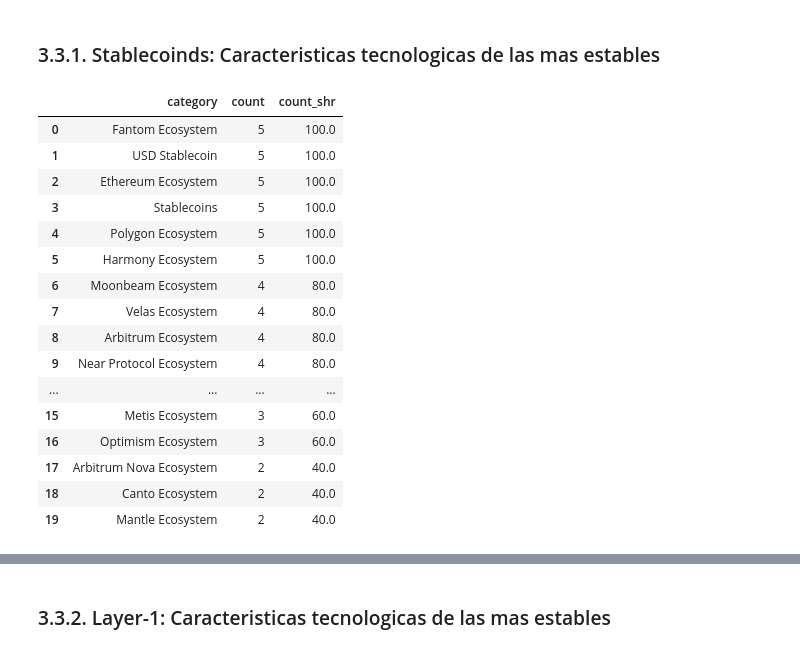
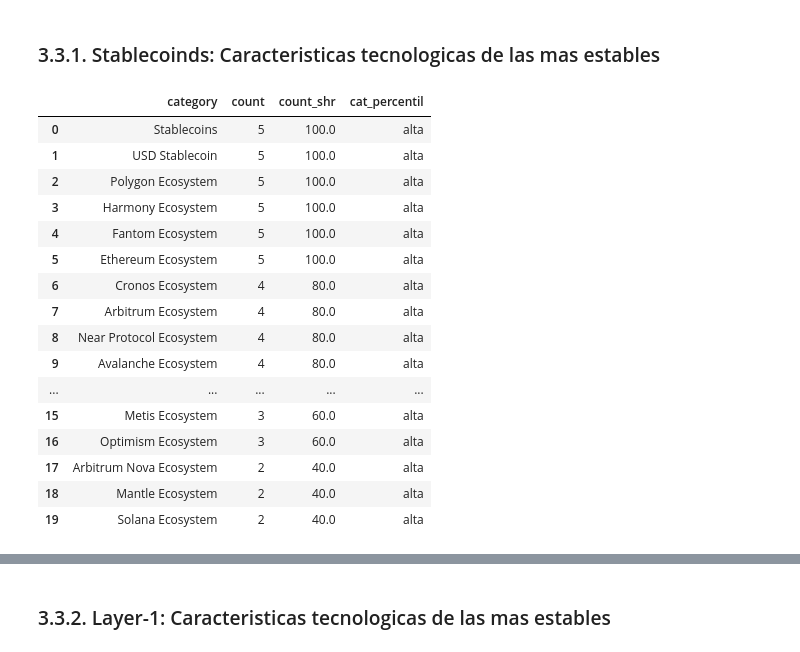
Before and after one commit to mmvvff/henry_pi_anltcs, a Jupyter notebook: data_process/03_eda_v2.ipynb, the cells around one changed output, grey strips where cells are left out. Saved outputs shown, nothing was run; the diff lists cells and outputs as text; code cells hidden in the pictures.

```diff
--- a/data_process/03_eda_v2.ipynb
+++ b/data_process/03_eda_v2.ipynb
@@ -299,16 +370,16 @@ boxplot_constant.show()
 def rescalar(x):
     return (x - np.min(x)) / (np.max(x) - np.min(x))
 
-data_market_vltltyindex = data_market_prcvoltlty_crrnt.loc[:,
+data_vltlty_rank = data_market_prcvoltlty_crrnt.loc[:,
     ['category_id','coin_id','year','vltlty_rank']
 ].copy()
-data_market_vltltyindex_res=data_market_vltltyindex.groupby(
+data_vltlty_rank_res=data_vltlty_rank.groupby(
     ['category_id','year'])['vltlty_rank'].apply(rescalar)
-data_market_vltltyindex_res=data_market_vltltyindex_res.reset_index(
+data_vltlty_rank_res=data_vltlty_rank_res.reset_index(
     level=['category_id','year']).rename(
         columns={'vltlty_rank':'vltlty_rank_rscld'}).drop(columns=['category_id','year'])
-data_market_vltltyindex=data_market_vltltyindex.join(data_market_vltltyindex_res)
-data_market_vltltyindex.head(3)
+data_vltlty_rank=data_vltlty_rank.join(data_vltlty_rank_res)
+data_vltlty_rank.head(3)
 # %% [output]
 |  | category_id | coin_id | year | vltlty_rank | vltlty_rank_rscld |
 | 10 | layer-1 | bitcoin | 2019 | 1.0 | 0.0 |
@@ -343,0 +388,3 @@ data_vltltyindex
+# %%
+# promedio de la posicion a lo largo del tiempo
+data_vltlty_rank_index=data_vltlty_rank.groupby(['category_id','coin_id'])['vltlty_rank_rscld'].mean().reset_index()
@@ -343,0 +412,12 @@ data_vltltyindex
+# %%
+# calculamos el indice de estabilidad relativa
+data_stblty_index=pd.merge(
+    data_vltlty_rank_index,
+    data_volume_rank_index,
+    on=['category_id','coin_id'])
+data_stblty_index['stblty_index']=round((
+    (data_stblty_index['vltlty_rank_rscld']*0.66) +
+    (data_stblty_index['volumes_rank_rscld']*0.34)
+    )*10,2)
+data_stblty_index.to_csv(os.path.join("3_output","data_stblty_index.csv"))
+data_stblty_index.sort_values(['category_id','stblty_index'],ascending=False)
@@ -355,37 +444,51 @@ data_vltltyindex_stablecoins_low=data_vltltyindex.loc[
+# %%
+# definimos la mediana como el punto de corte
+data_stablecoins_median=data_stblty_index.loc[
+    data_stblty_index['category_id'].str.contains('stablecoins')]['stblty_index'].median()
+
+# definimos la mediana como el punto de corte
+data_stblty_index_stablecoins_high=data_stblty_index.loc[
+    (data_stblty_index['category_id'].str.contains('stablecoins')) &
+    (data_stblty_index['stblty_index'] >data_stablecoins_median)
+    ].merge(data_coins_info_stable)
+data_stblty_index_stablecoins_low=data_stblty_index.loc[
+    (data_stblty_index['category_id'].str.contains('stablecoins')) &
+    (data_stblty_index['stblty_index'] <= data_stablecoins_median)
+    ].merge(data_coins_info_stable)
 # %%
 # calculamos la frecuencia de cada una de las etiquetas listadas
 # cada etiqueta corresponde a una caracteristica tecnologica
 categories_freq_stable_high=pd.DataFrame(
-    pd.Series(list(chain.from_iterable(data_vltltyindex_stablecoins_high['categories'].dropna())))
+    pd.Series(list(chain.from_iterable(data_stblty_index_stablecoins_high['categories'].dropna())))
     .value_counts()).reset_index().rename(columns={'index':'category'})
 
 # nuevamente, las caracteristicas no son excluyentes, asi que una criptomoneda puede evidenciar multiples caracteristicas
 # por esta razon, expresamos la frecuencia de cada caracteristica como porcentaje del total de casos del grupo;
 # naturalmente, todos los casos del grupo stablecoins son stablecoins;
 # dejamos esta fila como confirmacion de la consistencia en la conformacion de grupos
-categories_freq_stable_high['count_shr']=round((categories_freq_stable_high['count']/data_vltltyindex_stablecoins_high['coin_id'].nunique())*100,2)
+categories_freq_stable_high['count_shr']=round((categories_freq_stable_high['count']/data_stblty_index_stablecoins_high['coin_id'].nunique())*100,2)
+categories_freq_stable_high['cat_percentil']='alta'
 
 # resultados
-categories_freq_stable_high.to_csv(os.path.join("3_output","categories_freq_stable_high.csv"))
 categories_freq_stable_high.head(20)
 # %% [output]
-|  | category | count | count_shr |
-| 0 | Fantom Ecosystem | 5 | 100.0 |
-| 1 | USD Stablecoin | 5 | 100.0 |
-| 2 | Ethereum Ecosystem | 5 | 100.0 |
-| 3 | Stablecoins | 5 | 100.0 |
-| 4 | Polygon Ecosystem | 5 | 100.0 |
-| 5 | Harmony Ecosystem | 5 | 100.0 |
-| 6 | Moonbeam Ecosystem | 4 | 80.0 |
-| 7 | Velas Ecosystem | 4 | 80.0 |
-| 8 | Arbitrum Ecosystem | 4 | 80.0 |
-| 9 | Near Protocol Ecosystem | 4 | 80.0 |
-| ... | ... | ... | ... |
-| 15 | Metis Ecosystem | 3 | 60.0 |
-| 16 | Optimism Ecosystem | 3 | 60.0 |
-| 17 | Arbitrum Nova Ecosystem | 2 | 40.0 |
-| 18 | Canto Ecosystem | 2 | 40.0 |
-| 19 | Mantle Ecosystem | 2 | 40.0 |
+|  | category | count | count_shr | cat_percentil |
+| 0 | Stablecoins | 5 | 100.0 | alta |
+| 1 | USD Stablecoin | 5 | 100.0 | alta |
+| 2 | Polygon Ecosystem | 5 | 100.0 | alta |
+| 3 | Harmony Ecosystem | 5 | 100.0 | alta |
+| 4 | Fantom Ecosystem | 5 | 100.0 | alta |
+| 5 | Ethereum Ecosystem | 5 | 100.0 | alta |
+| 6 | Cronos Ecosystem | 4 | 80.0 | alta |
+| 7 | Arbitrum Ecosystem | 4 | 80.0 | alta |
+| 8 | Near Protocol Ecosystem | 4 | 80.0 | alta |
+| 9 | Avalanche Ecosystem | 4 | 80.0 | alta |
+| ... | ... | ... | ... | ... |
+| 15 | Metis Ecosystem | 3 | 60.0 | alta |
+| 16 | Optimism Ecosystem | 3 | 60.0 | alta |
+| 17 | Arbitrum Nova Ecosystem | 2 | 40.0 | alta |
+| 18 | Mantle Ecosystem | 2 | 40.0 | alta |
+| 19 | Solana Ecosystem | 2 | 40.0 | alta |
 # %%
 # calculamos la frecuencia de cada una de las etiquetas listadas
 # cada etiqueta corresponde a una caracteristica tecnologica
```
Also changed, not shown: parts of 29 cells of this notebook, 24 other files.
